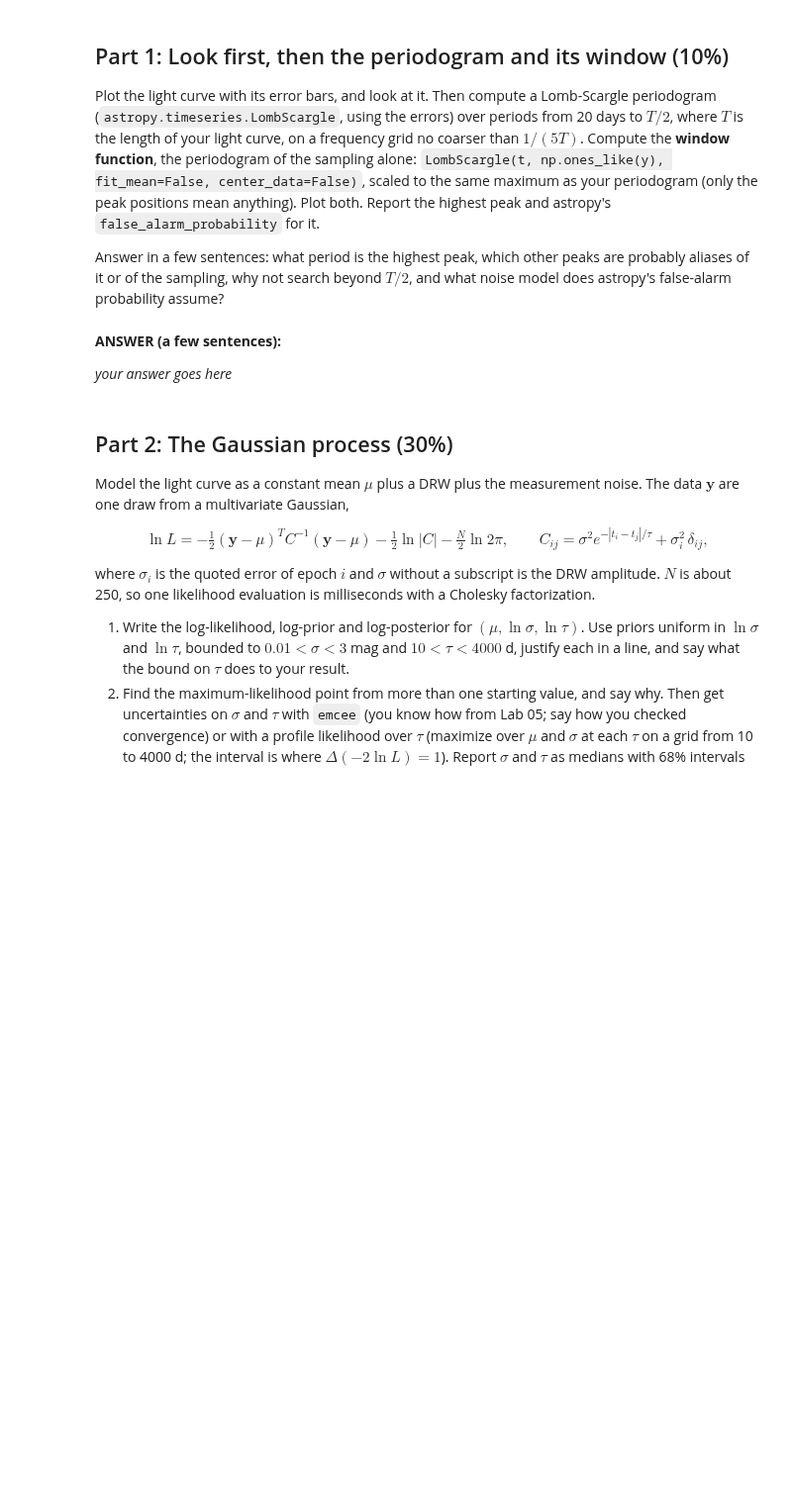
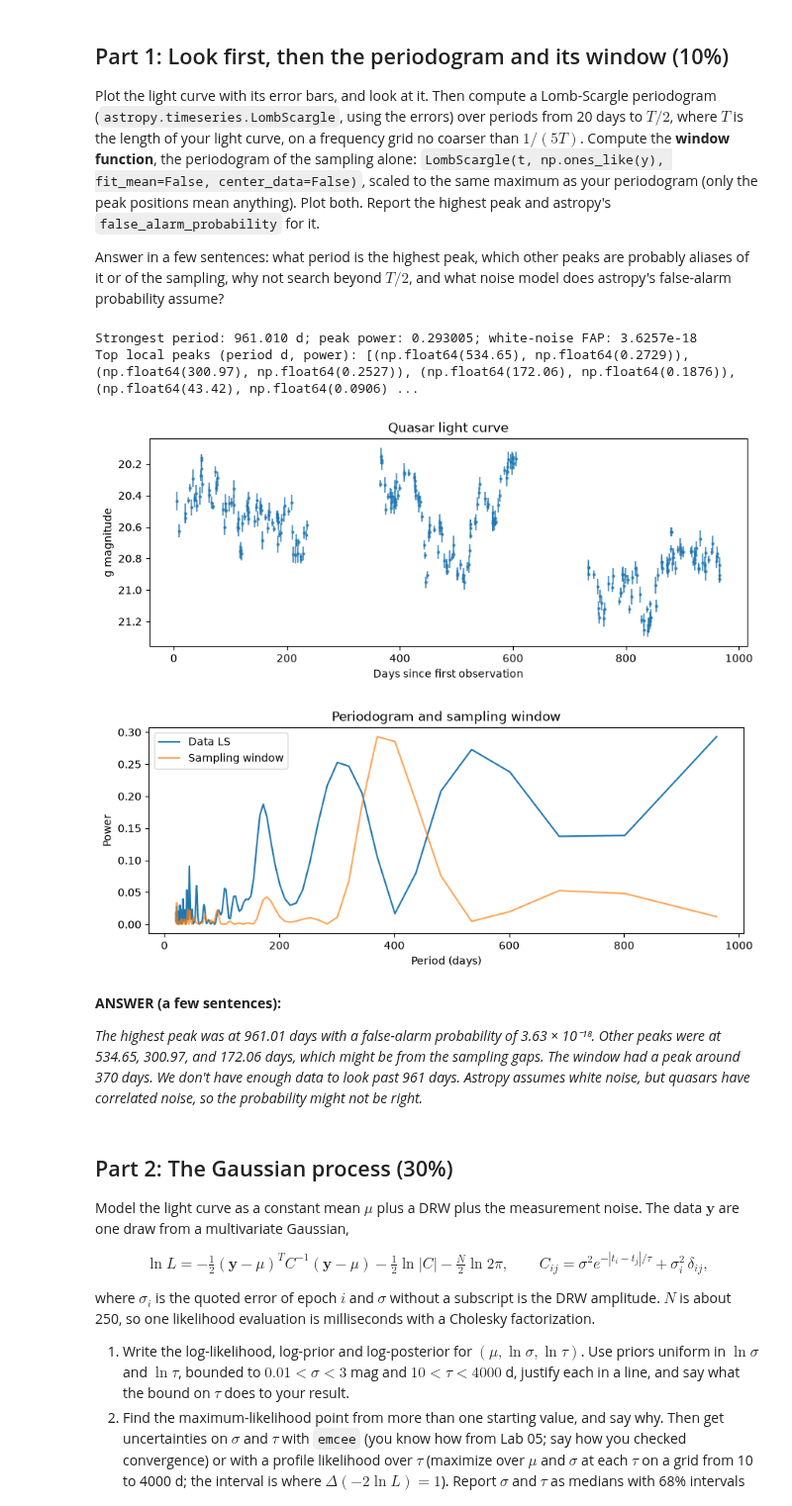
Before and after one commit to PranavanRajaratnam/ast457_2026_Fall, a Jupyter notebook: labs/07/lab07.ipynb, the cells around one changed output. Shown at 99% size. Cells and saved outputs as stored; diff of their text form; code cells hidden in the pictures; blank space fills up the shorter version.

```diff
--- a/labs/07/lab07.ipynb
+++ b/labs/07/lab07.ipynb
@@ -39,10 +41,35 @@ Plot the light curve with its error bars, and look at it. Then compute a Lomb-Sc
 Answer in a few sentences: what period is the highest peak, which other peaks are probably aliases of it or of the sampling, why not search beyond $T/2$, and what noise model does astropy's false-alarm probability assume?
 # %%
 # Part 1: your work here
+freq = np.linspace(1/T, 1/20, int(np.ceil((1/20 - 1/T)*5*T))+1)
+ls = LombScargle(t, y, dy=e)
+power = ls.power(freq)
+window = LombScargle(t, np.ones_like(y), fit_mean=False, center_data=False).power(freq)
+window = window * power.max()/window.max()
+i_peak = int(np.argmax(power))
+period_peak = 1/freq[i_peak]
+fap_white = ls.false_alarm_probability(power[i_peak], method='baluev', minimum_frequency=freq[0], maximum_frequency=freq[-1])
+print(f"Strongest period: {period_peak:.3f} d; peak power: {power[i_peak]:.6f}; white-noise FAP: {fap_white:.5g}")
+# Local peaks for possible aliases
+from scipy.signal import find_peaks
+peaks, _ = find_peaks(power)
+peaks = sorted(peaks, key=lambda j: power[j], reverse=True)[:8]
+print("Top local peaks (period d, power):", [(round(1/freq[j],2), round(power[j],4)) for j in peaks])
+fig, ax = plt.subplots(figsize=(10,3.5))
+ax.errorbar(t,y,yerr=e,fmt='.',ms=4,alpha=.7)
+ax.invert_yaxis(); ax.set(xlabel='Days since first observation',ylabel='g magnitude',title='Quasar light curve'); plt.show()
+fig, ax = plt.subplots(figsize=(10,3.5))
+ax.plot(1/freq,power,label='Data LS'); ax.plot(1/freq,window, label='Sampling window',alpha=.7)
+ax.set(xlabel='Period (days)',ylabel='Power',title='Periodogram and sampling window'); ax.legend(); plt.show()
+# %% [output]
+Strongest period: 961.010 d; peak power: 0.293005; white-noise FAP: 3.6257e-18
+Top local peaks (period d, power): [(np.float64(534.65), np.float64(0.2729)), (np.float64(300.97), np.float64(0.2527)), (np.float64(172.06), np.float64(0.1876)), (np.float64(43.42), np.float64(0.0906) ...
+[figure, added]
+[figure, added]
 # %% [markdown]
 **ANSWER (a few sentences):**
 
-*your answer goes here*
+*The highest peak was at 961.01 days with a false-alarm probability of 3.63 × 10⁻¹⁸. Other peaks were at 534.65, 300.97, and 172.06 days, which might be from the sampling gaps. The window had a peak around 370 days. We don't have enough data to look past 961 days. Astropy assumes white noise, but quasars have correlated noise, so the probability might not be right.*
 # %% [markdown]
 ## Part 2: The Gaussian process (30%)
 
```
Also changed, not shown: parts of 15 cells of this notebook.
